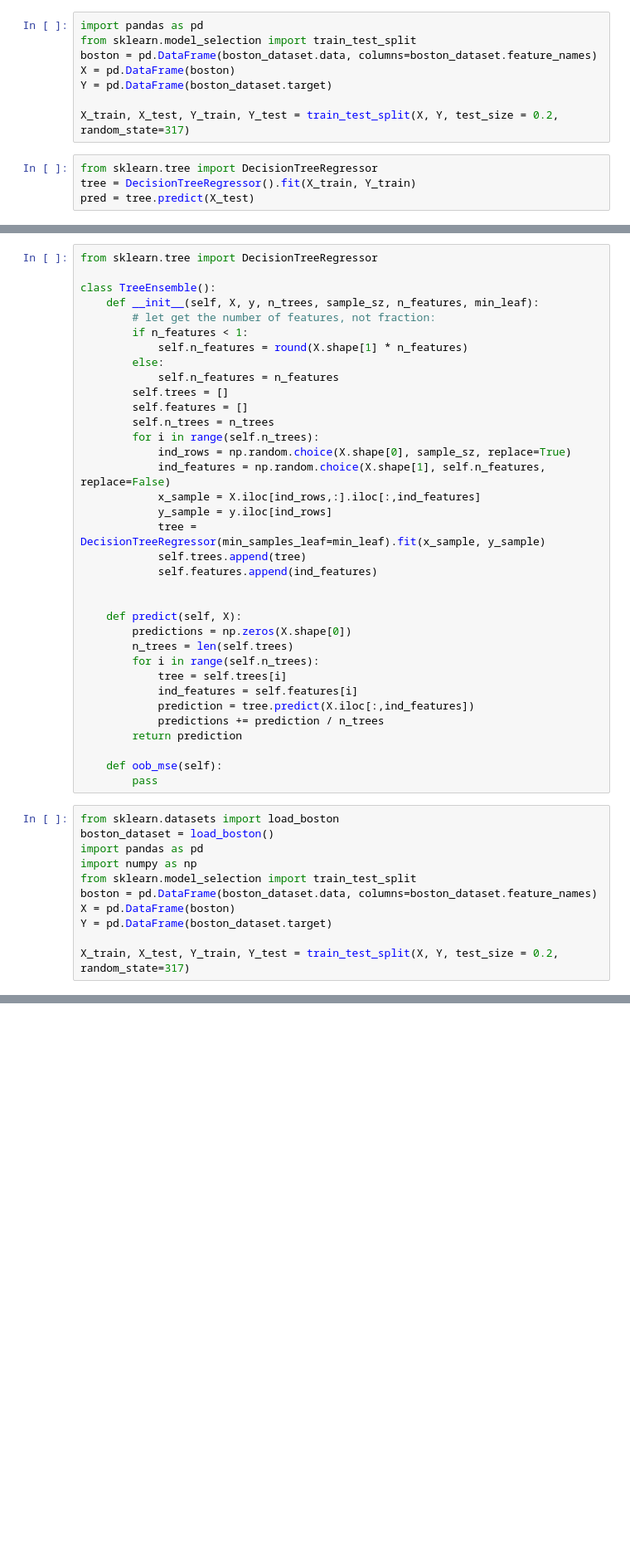
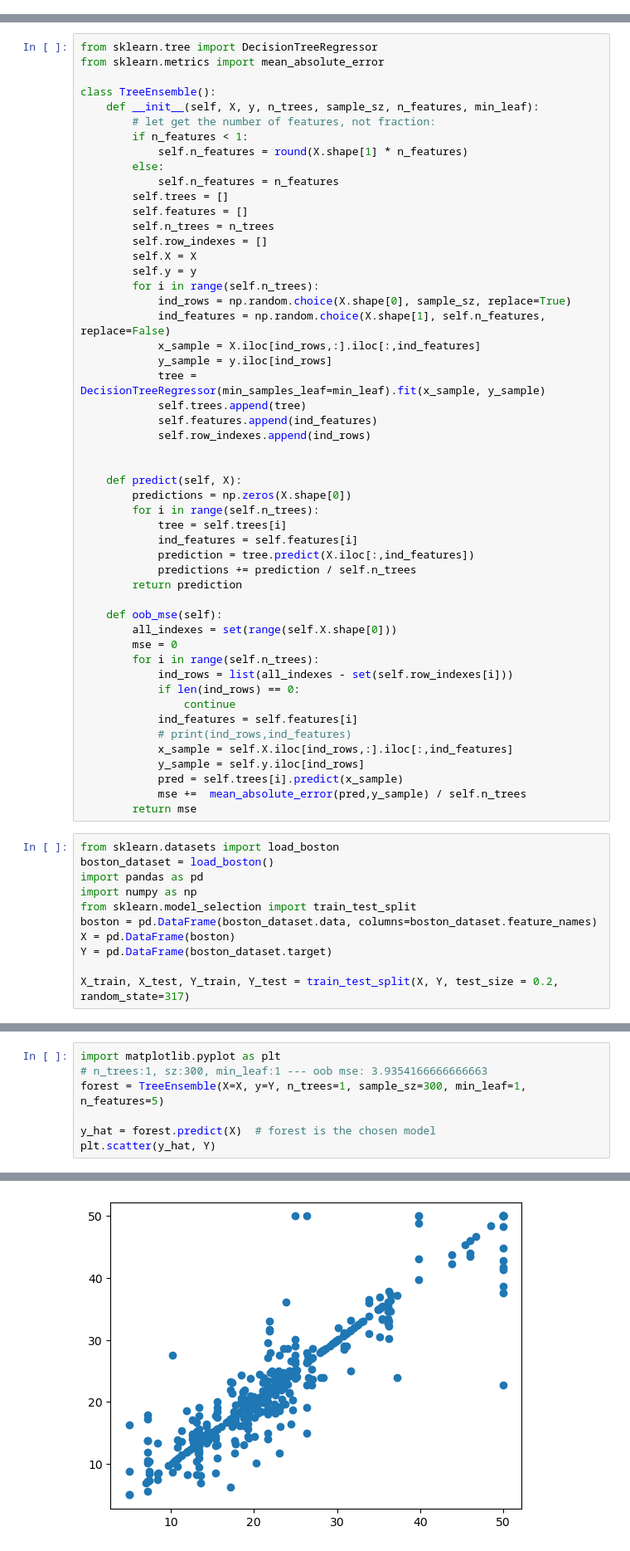
Before and after one commit to tansla/HWs_git, a Jupyter notebook: Ensemble_Learning_Exercise.ipynb, the cells around one changed output, grey strips where cells are left out. Shown at 83% size. Saved outputs shown, nothing was run; the diff lists cells and outputs as text; blank space fills up the shorter version.

```diff
--- a/Ensemble_Learning_Exercise.ipynb
+++ b/Ensemble_Learning_Exercise.ipynb
@@ -58,12 +36,0 @@ boston_dataset = load_boston()
-# %%
-import pandas as pd
-from sklearn.model_selection import train_test_split
-boston = pd.DataFrame(boston_dataset.data, columns=boston_dataset.feature_names)
-X = pd.DataFrame(boston)
-Y = pd.DataFrame(boston_dataset.target)
-
-X_train, X_test, Y_train, Y_test = train_test_split(X, Y, test_size = 0.2, random_state=317)
-# %%
-from sklearn.tree import DecisionTreeRegressor
-tree = DecisionTreeRegressor().fit(X_train, Y_train)
-pred = tree.predict(X_test)
@@ -103,5 +37,6 @@ round(0.157 * boston.data.shape[1]),0.157 * boston.data.shape[1]
 # %%
 from sklearn.tree import DecisionTreeRegressor
+from sklearn.metrics import mean_absolute_error
 
 class TreeEnsemble():
     def __init__(self, X, y, n_trees, sample_sz, n_features, min_leaf):
@@ -113,6 +48,9 @@ class TreeEnsemble():
         self.trees = []
         self.features = []
         self.n_trees = n_trees
+        self.row_indexes = []
+        self.X = X
+        self.y = y
         for i in range(self.n_trees):
             ind_rows = np.random.choice(X.shape[0], sample_sz, replace=True)
             ind_features = np.random.choice(X.shape[1], self.n_features, replace=False)
@@ -121,20 +59,32 @@ class TreeEnsemble():
             tree = DecisionTreeRegressor(min_samples_leaf=min_leaf).fit(x_sample, y_sample)
             self.trees.append(tree)
             self.features.append(ind_features)
+            self.row_indexes.append(ind_rows)
 
 
     def predict(self, X):
         predictions = np.zeros(X.shape[0])
-        n_trees = len(self.trees)
         for i in range(self.n_trees):
             tree = self.trees[i]
             ind_features = self.features[i]
             prediction = tree.predict(X.iloc[:,ind_features])
-            predictions += prediction / n_trees
+            predictions += prediction / self.n_trees
         return prediction
 
     def oob_mse(self):
-        pass
+        all_indexes = set(range(self.X.shape[0]))
+        mse = 0
+        for i in range(self.n_trees):
+            ind_rows = list(all_indexes - set(self.row_indexes[i]))
+            if len(ind_rows) == 0:
+                continue
+            ind_features = self.features[i]
+            # print(ind_rows,ind_features)
+            x_sample = self.X.iloc[ind_rows,:].iloc[:,ind_features]
+            y_sample = self.y.iloc[ind_rows]
+            pred = self.trees[i].predict(x_sample)
+            mse +=  mean_absolute_error(pred,y_sample) / self.n_trees
+        return mse
 # %%
 from sklearn.datasets import load_boston
 boston_dataset = load_boston()
@@ -148,0 +136,8 @@ X_train, X_test, Y_train, Y_test = train_test_split(X, Y, test_size = 0.2, rando
+# %%
+import matplotlib.pyplot as plt
+# n_trees:1, sz:300, min_leaf:1 --- oob mse: 3.9354166666666663
+forest = TreeEnsemble(X=X, y=Y, n_trees=1, sample_sz=300, min_leaf=1, n_features=5)
+
+y_hat = forest.predict(X)  # forest is the chosen model
+plt.scatter(y_hat, Y)
+# %% [output]
@@ -148,0 +145 @@ X_train, X_test, Y_train, Y_test = train_test_split(X, Y, test_size = 0.2, rando
+[figure, added]
```
Also changed, not shown: parts of 12 cells of this notebook.
